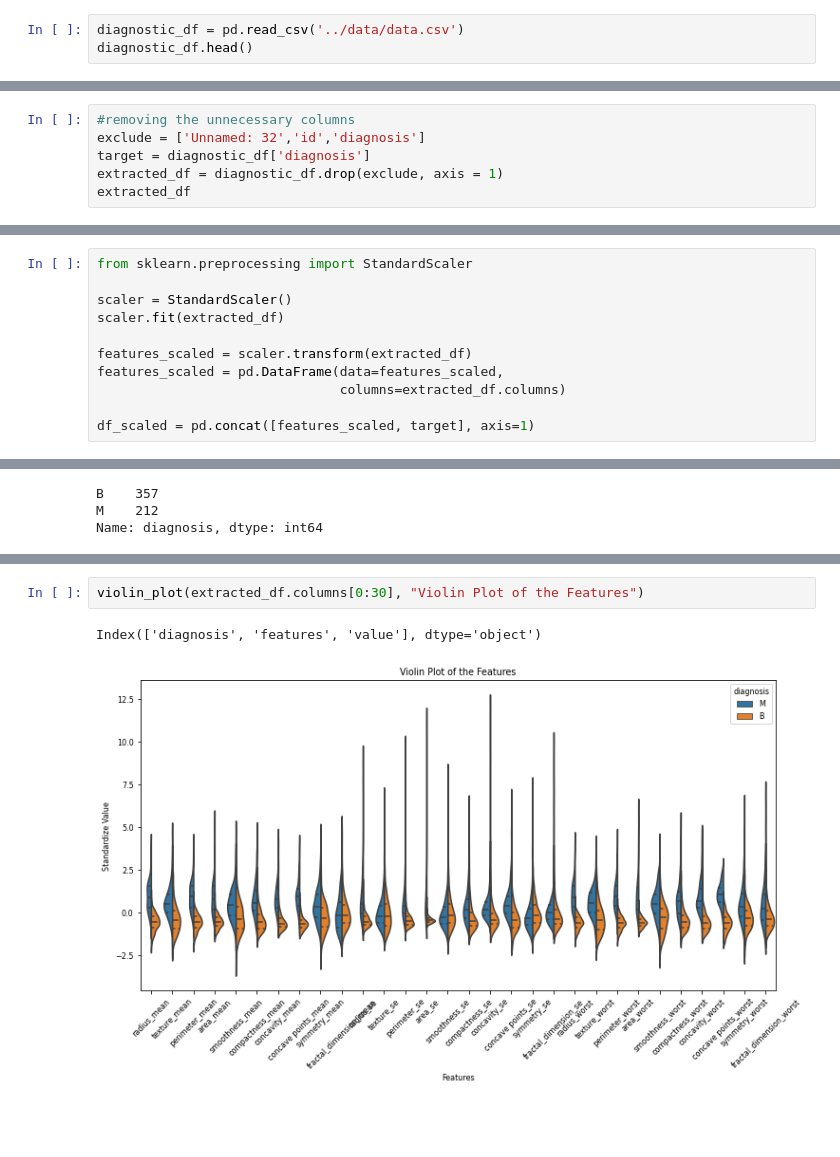
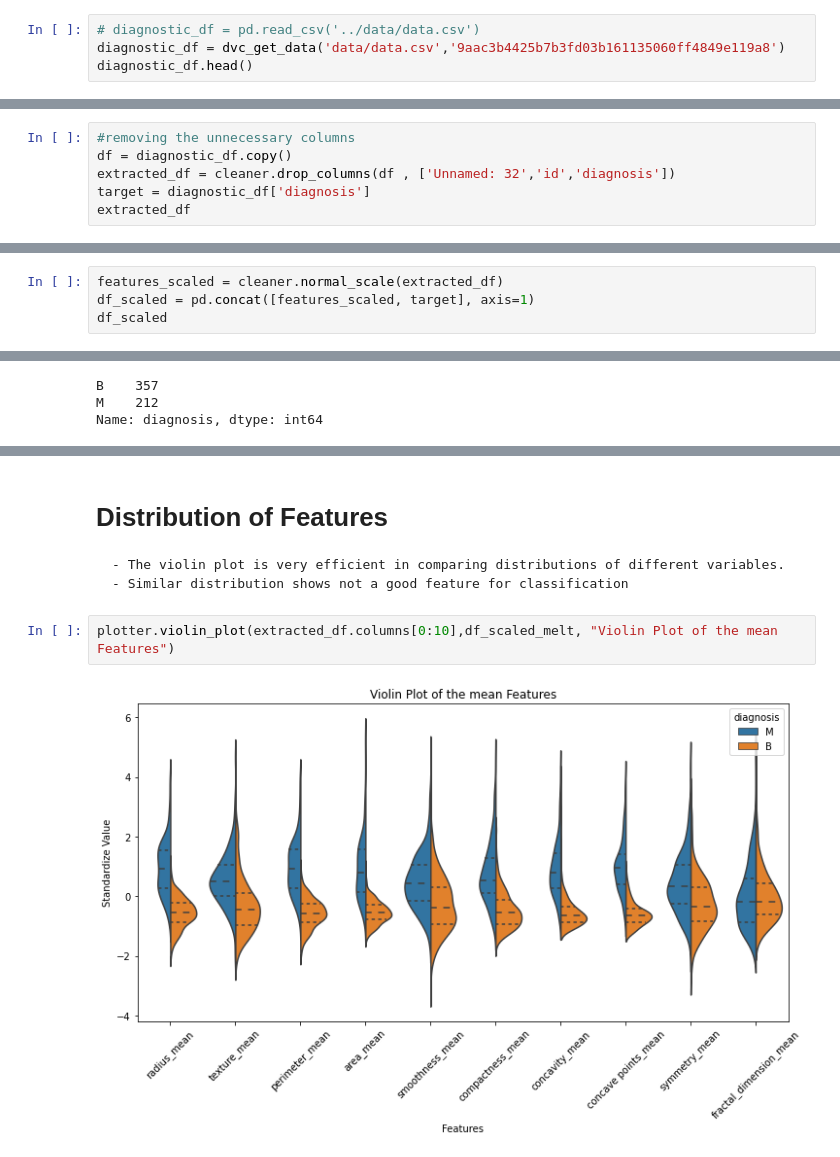
Before and after one commit to tesfayealex/Breast-Cancer-Diagnostic-Analysis-using-causal-inference-with-machine-learning, a Jupyter notebook: notebooks/EDA.ipynb, the cells around one changed output, grey strips where cells are left out. Cells and saved outputs as stored; diff of their text form; blank space fills up the shorter version.

```diff
--- a/notebooks/EDA.ipynb
+++ b/notebooks/EDA.ipynb
@@ -21,5 +24,6 @@ from logger import logger
 # %%
-diagnostic_df = pd.read_csv('../data/data.csv')
+# diagnostic_df = pd.read_csv('../data/data.csv')
+diagnostic_df = dvc_get_data('data/data.csv','9aac3b4425b7b3fd03b161135060ff4849e119a8')
 diagnostic_df.head()
 # %% [output]
 |  | id | diagnosis | radius_mean | texture_mean | perimeter_mean | area_mean | smoothness_mean | ... |
@@ -97,8 +101,8 @@ Unnamed: 32                569
 dtype: int64
 # %%
 #removing the unnecessary columns
-exclude = ['Unnamed: 32','id','diagnosis']
+df = diagnostic_df.copy()
+extracted_df = cleaner.drop_columns(df , ['Unnamed: 32','id','diagnosis'])
 target = diagnostic_df['diagnosis']
-extracted_df = diagnostic_df.drop(exclude, axis = 1)
 extracted_df
 # %% [output]
@@ -118,11 +123,4 @@ extracted_df
-# %%
-from sklearn.preprocessing import StandardScaler
-
-scaler = StandardScaler()
-scaler.fit(extracted_df)
-
-features_scaled = scaler.transform(extracted_df)
-features_scaled = pd.DataFrame(data=features_scaled,
-                               columns=extracted_df.columns)
-
-df_scaled = pd.concat([features_scaled, target], axis=1)
+# %%
+features_scaled = cleaner.normal_scale(extracted_df)
+df_scaled = pd.concat([features_scaled, target], axis=1)
+df_scaled
@@ -250,5 +162,8 @@ def box_plot(features, name):
+# %% [markdown]
+# Distribution of Features
+    - The violin plot is very efficient in comparing distributions of different variables.
+    - Similar distribution shows not a good feature for classification
 # %%
-violin_plot(extracted_df.columns[0:30], "Violin Plot of the Features")
+plotter.violin_plot(extracted_df.columns[0:10],df_scaled_melt, "Violin Plot of the mean Features")
 # %% [output]
-Index(['diagnosis', 'features', 'value'], dtype='object')
-[figure, old version]
+[figure, new version]
```
Also changed, not shown: parts of 21 cells of this notebook, 2 other files.
